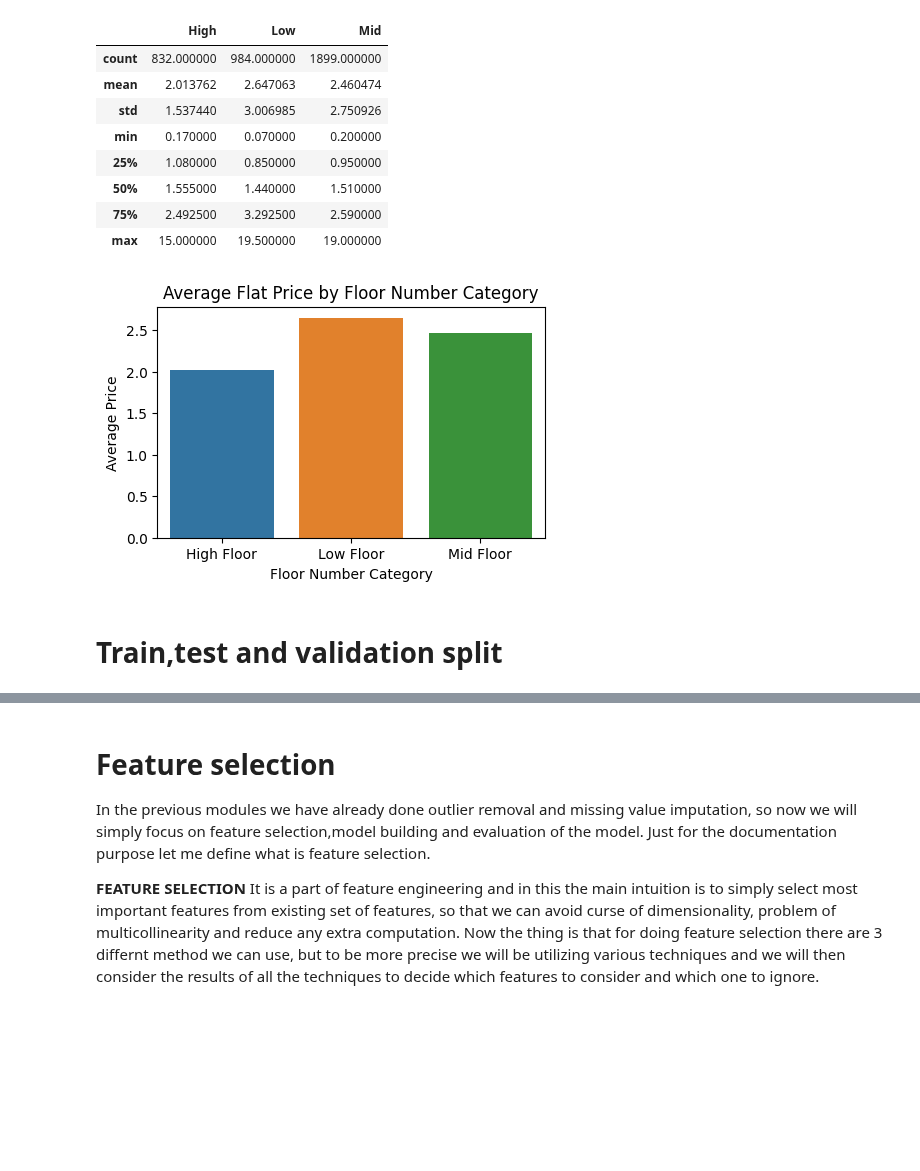
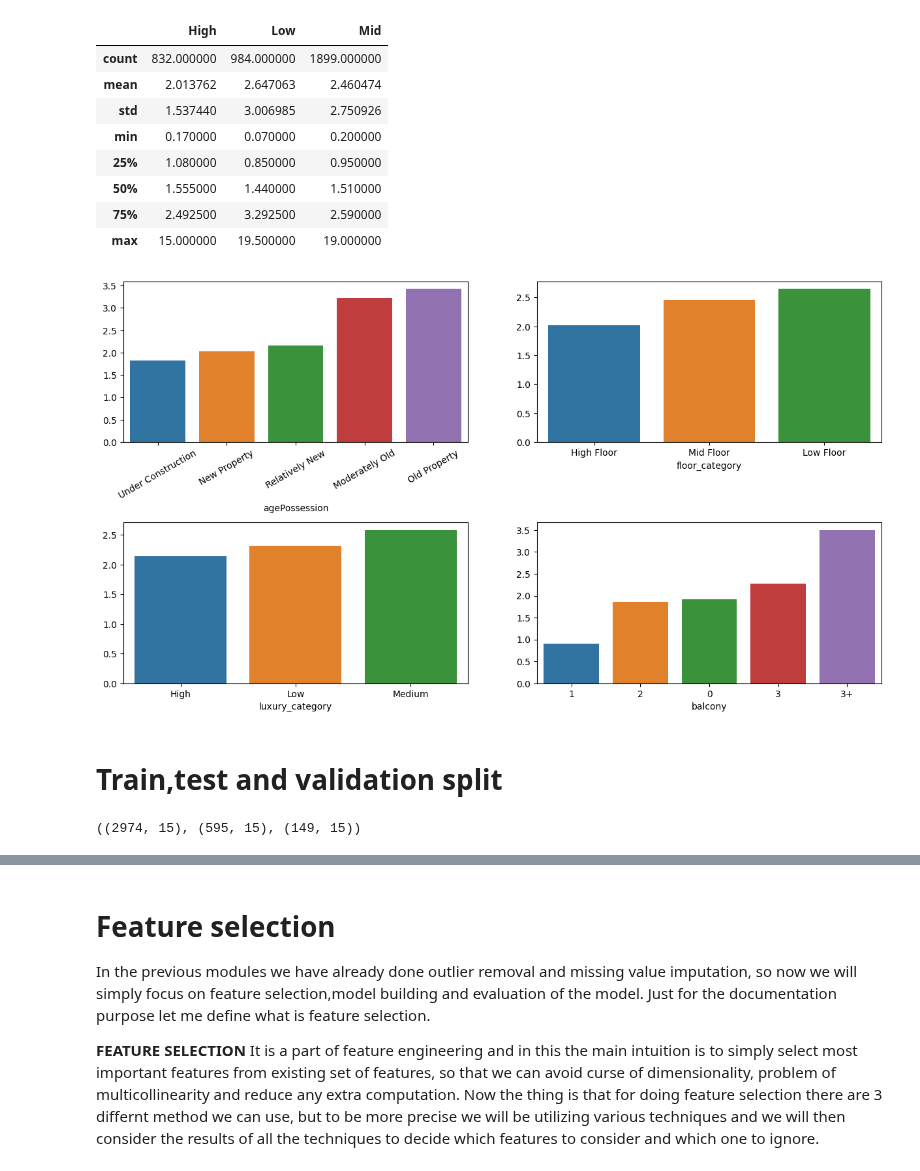
Before and after one commit to yuvraaj2002/AI_Projects, a Jupyter notebook: Find_Home.AI/Notebook_And_Dataset/Model_Building.ipynb, the cells around one changed output, grey strips where cells are left out. Cells and saved outputs as stored; diff of their text form; code cells hidden in the pictures; blank space fills up the shorter version.

```diff
--- a/Find_Home.AI/Notebook_And_Dataset/Model_Building.ipynb
+++ b/Find_Home.AI/Notebook_And_Dataset/Model_Building.ipynb
@@ -83,18 +84,33 @@ Temp_df
 | 50% | 1.555000 | 1.440000 | 1.510000 |
 | 75% | 2.492500 | 3.292500 | 2.590000 |
 | max | 15.000000 | 19.500000 | 19.000000 |
-# %%
-# Performing group by operation
-Price_comparision = df.groupby('floor_category')['price'].mean()
-
-fig = plt.figure(figsize = (5,3))
-sns.barplot(x = Price_comparision.index,y =Price_comparision.values)
-plt.title('Average Flat Price by Floor Number Category')
-plt.xlabel('Floor Number Category')
-plt.ylabel('Average Price')
-plt.show()
-# %% [output]
-[figure, removed]
+# %%
+# Performing group by operation to see order of agePossesion, luxury and floor_category feature for ordinal encoding
+Price_comparision_ap = df.groupby('agePossession')['price'].mean()
+Price_comparision_ap = Price_comparision_ap.sort_values()
+
+Price_comparision_fc = df.groupby('floor_category')['price'].mean()
+Price_comparision_fc = Price_comparision_fc.sort_values()
+
+Price_comparision_lc = df.groupby('luxury_category')['price'].mean()
+Price_comparision_lc = Price_comparision_lc.sort_values()
+
+Price_comparision_balcony = df.groupby('balcony')['price'].mean()
+Price_comparision_balcony = Price_comparision_balcony.sort_values()
+
+fig,ax = plt.subplots(2,2,figsize = (15,8))
+
+sns.barplot(x = Price_comparision_ap.index,y =Price_comparision_ap.values,ax = ax[0][0])
+ax[0][0].set_xticklabels(ax[0][0].get_xticklabels(), rotation=30)
+sns.barplot(x = Price_comparision_fc.index,y =Price_comparision_fc.values,ax = ax[0][1])
+
+sns.barplot(x = Price_comparision_lc.index,y =Price_comparision_lc.values,ax = ax[1][0])
+sns.barplot(x = Price_comparision_balcony.index,y =Price_comparision_balcony.values,ax = ax[1][1])
+
+plt.subplots_adjust(hspace=0.5)
+plt.show()
+# %% [output]
+[figure, added]
 # %% [markdown]
 # Train,test and validation split
 # %%
@@ -106,2 +123,6 @@ Train_df,Test_val_df = train_test_split(X,y,train_size = 0.8,shuffle=True)
+# %%
+X_train.shape,X_test.shape,X_val.shape
+# %% [output]
+((2974, 15), (595, 15), (149, 15))
 # %% [markdown]
 # Creating a data processing pipeline
```
Also changed, not shown: parts of 10 cells of this notebook.
